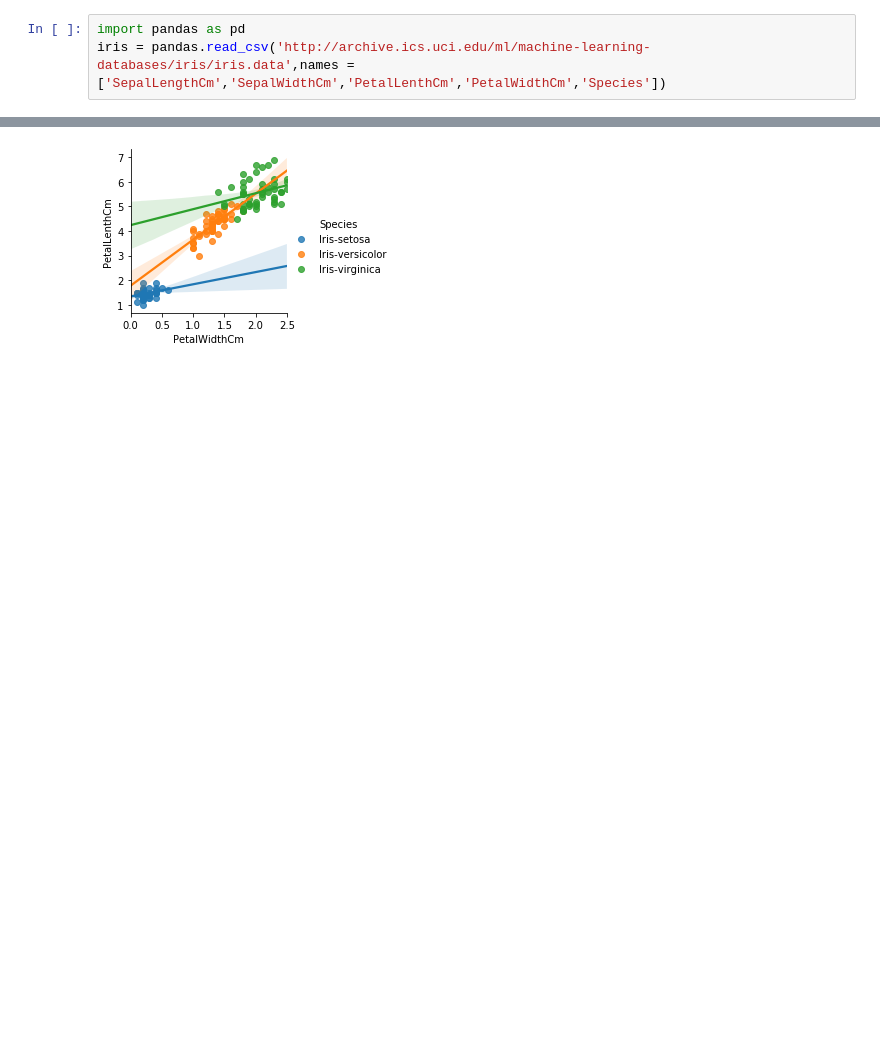
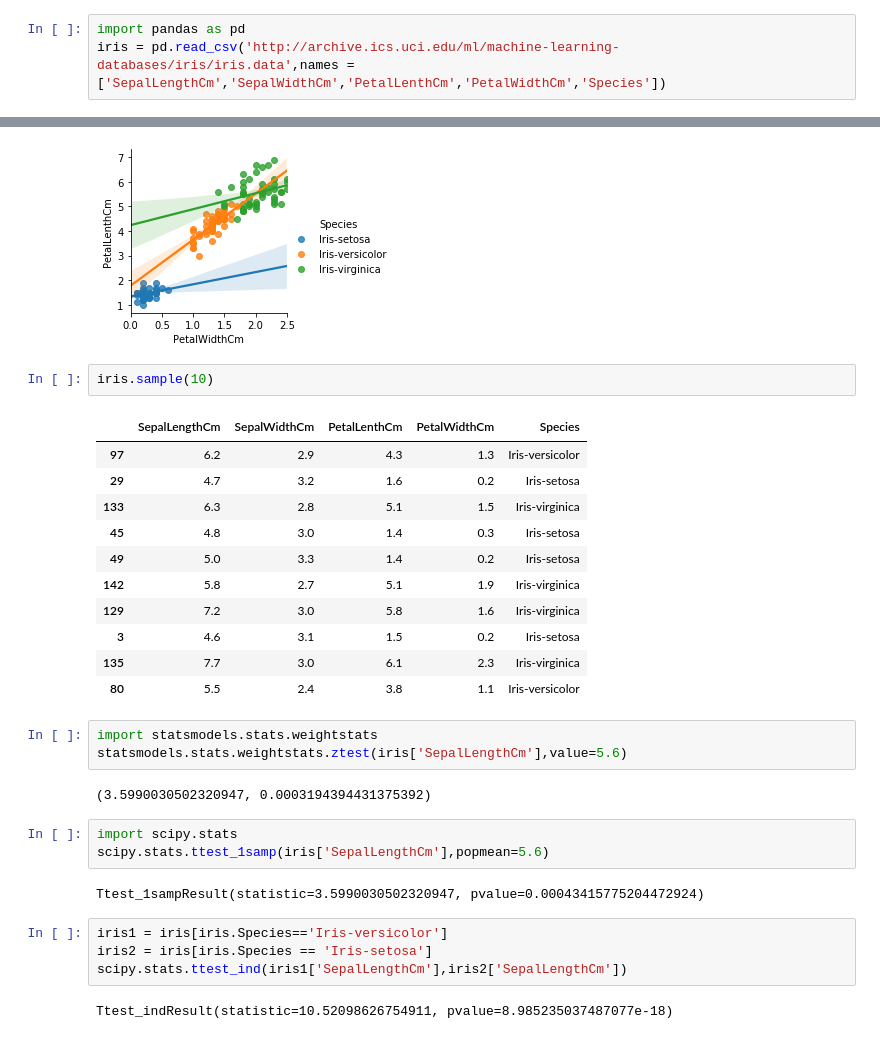
Before and after one commit to Wang-Ton/Python-Exercise, a Jupyter notebook: 数据分析/统计图形.ipynb, the cells around one changed output, grey strips where cells are left out. Saved outputs shown, nothing was run; the diff lists cells and outputs as text; blank space fills up the shorter version.

```diff
--- a/数据分析/统计图形.ipynb
+++ b/数据分析/统计图形.ipynb
@@ -1,6 +1,6 @@
 # %%
 import pandas as pd
-iris = pandas.read_csv('http://archive.ics.uci.edu/ml/machine-learning-databases/iris/iris.data',names = ['SepalLengthCm','SepalWidthCm','PetalLenthCm','PetalWidthCm','Species'])
+iris = pd.read_csv('http://archive.ics.uci.edu/ml/machine-learning-databases/iris/iris.data',names = ['SepalLengthCm','SepalWidthCm','PetalLenthCm','PetalWidthCm','Species'])
 # %%
 iris.describe()
 # %% [output]
@@ -89,3 +89,33 @@ g.map(seaborn.regplot,'PetalWidthCm','PetalLenthCm').add_legend()
 # %% [output]
 <seaborn.axisgrid.FacetGrid at 0x...>
 [figure]
+# %%
+iris.sample(10)
+# %% [output]
+|  | SepalLengthCm | SepalWidthCm | PetalLenthCm | PetalWidthCm | Species |
+| 97 | 6.2 | 2.9 | 4.3 | 1.3 | Iris-versicolor |
+| 29 | 4.7 | 3.2 | 1.6 | 0.2 | Iris-setosa |
+| 133 | 6.3 | 2.8 | 5.1 | 1.5 | Iris-virginica |
+| 45 | 4.8 | 3.0 | 1.4 | 0.3 | Iris-setosa |
+| 49 | 5.0 | 3.3 | 1.4 | 0.2 | Iris-setosa |
+| 142 | 5.8 | 2.7 | 5.1 | 1.9 | Iris-virginica |
+| 129 | 7.2 | 3.0 | 5.8 | 1.6 | Iris-virginica |
+| 3 | 4.6 | 3.1 | 1.5 | 0.2 | Iris-setosa |
+| 135 | 7.7 | 3.0 | 6.1 | 2.3 | Iris-virginica |
+| 80 | 5.5 | 2.4 | 3.8 | 1.1 | Iris-versicolor |
+# %%
+import statsmodels.stats.weightstats
+statsmodels.stats.weightstats.ztest(iris['SepalLengthCm'],value=5.6)
+# %% [output]
+(3.5990030502320947, 0.0003194394431375392)
+# %%
+import scipy.stats
+scipy.stats.ttest_1samp(iris['SepalLengthCm'],popmean=5.6)
+# %% [output]
+Ttest_1sampResult(statistic=3.5990030502320947, pvalue=0.00043415775204472924)
+# %%
+iris1 = iris[iris.Species=='Iris-versicolor']
+iris2 = iris[iris.Species == 'Iris-setosa']
+scipy.stats.ttest_ind(iris1['SepalLengthCm'],iris2['SepalLengthCm'])
+# %% [output]
+Ttest_indResult(statistic=10.52098626754911, pvalue=8.985235037487077e-18)
```
